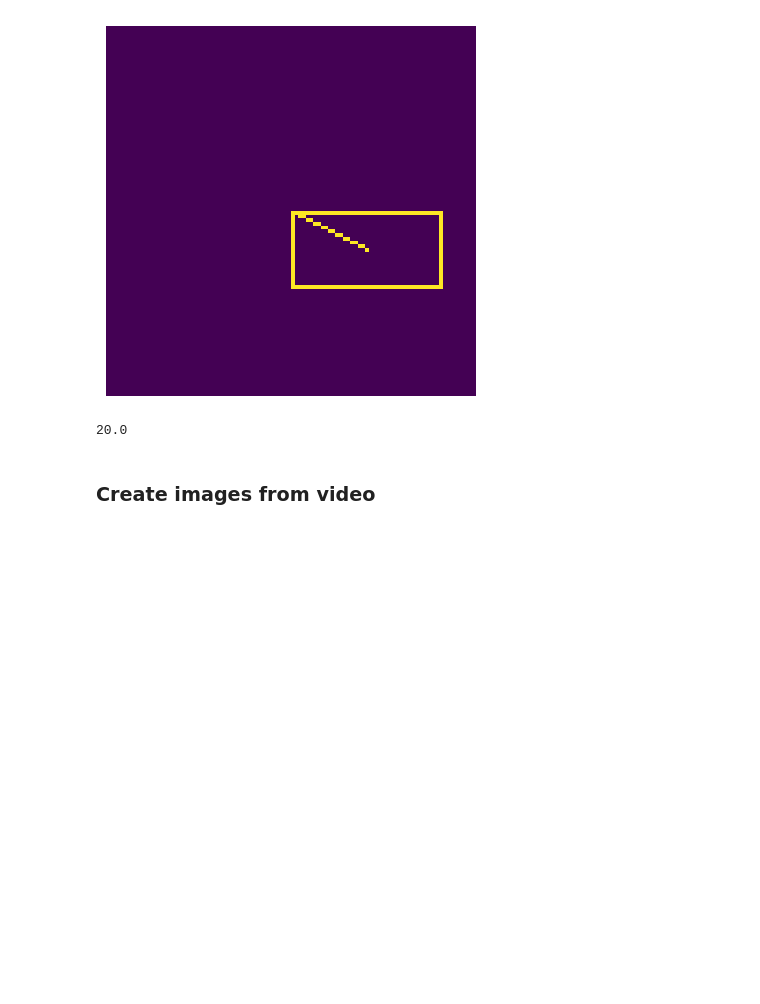
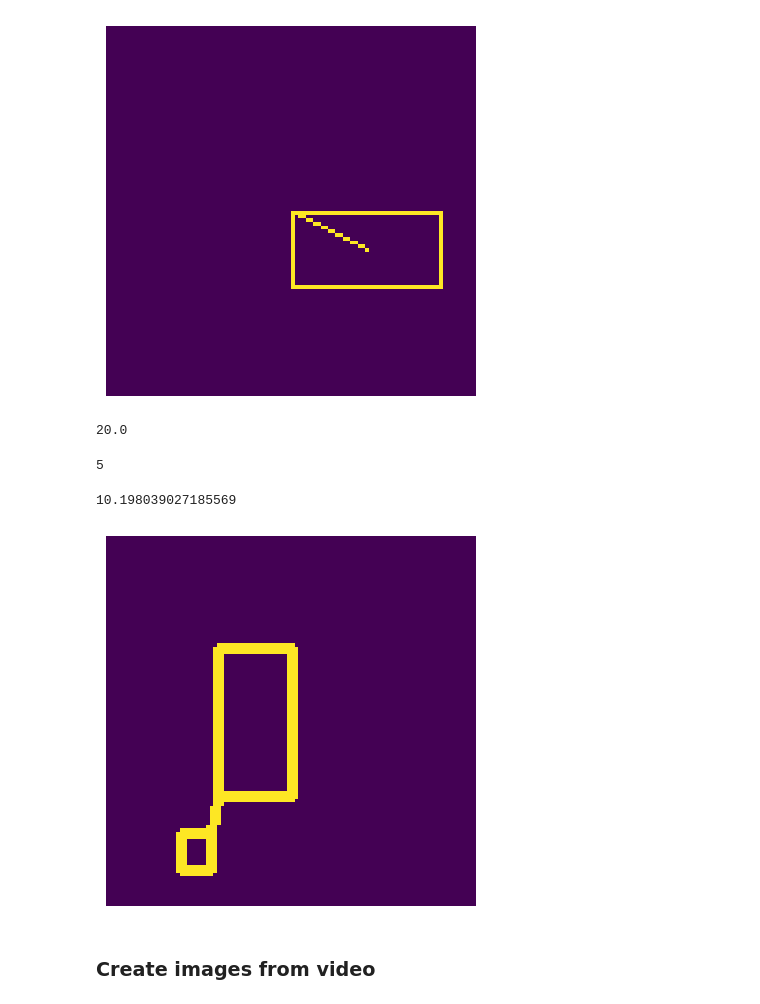
Before and after one commit to helenprokonina/Distance_project, a Jupyter notebook: test.ipynb, the cells around one changed output. Cells and saved outputs as stored; diff of their text form; code cells hidden in the pictures; blank space fills up the shorter version.

Commit message:
changed logic in distance function

```diff
--- a/test.ipynb
+++ b/test.ipynb
@@ -138,36 +150,53 @@ def intersection_distance(rect1, rect2):
     return intersect
 # %%
 def side_distance(rect1, rect2):
+
     (x11, y11, x12, y12) = rect1
     (x21, y21, x22, y22) = rect2
+    #get width and height of the second rect
+    width2 = x22-x21
+    height2 = y22-y21
 
 
-
-    if y22>=y11 or y21<=y12: #horizontal area
+    if y21>=y11-height2 and y21<=y12: #horizontal area
         d = min([np.abs(x11-x21),
                np.abs(x11-x22),
                np.abs(x12-x21),
                np.abs(x12-x22)])
-    elif x22>=x11 or x21<=x12: #vertical area
+
+    elif x21>=x11-width2 and x21<=x12: #vertical area
         d = min([np.abs(y11-y21),
                np.abs(y11-y22),
                np.abs(y12-y21),
                np.abs(y12-y22)])
+
     elif x21>=x12 and y22<=y11: #upper right area
         d = np.sqrt((x21-x12)**2+(y22-y11)**2)
+
     elif x22<=x11 and y22<=y11: #upper left area
         d = np.sqrt((x22-x11)**2+(y22-y11)**2)
+
+
     elif x22<=x11 and y21>=y12: #bottom left area
         d = np.sqrt((x22-x11)**2+(y21-y12)**2)
+
+
     elif x21>=x12 and y21>=y12: #bottom right area
         d = np.sqrt((x21-x12)**2+(y21-y12)**2)
 
 
+
     return d
 # %%
 intersection_distance([1,10,10,20], [1,10,5,15])
 # %% [output]
 20.0
+# %%
+side_distance([30,30,50,70], [20,80,28,90])
+# %% [output]
+5
+10.198039027185569
+[figure, added]
 # %% [markdown]
 ### Create images from video
 # %%
```
Also changed, not shown: parts of 11 cells of this notebook.
